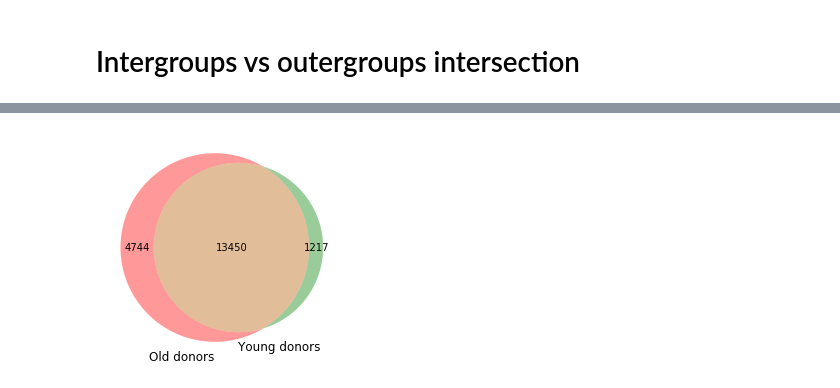
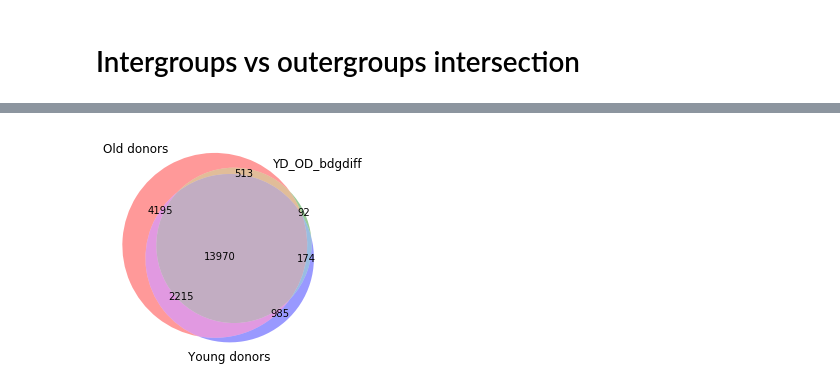
Before and after one commit to JetBrains-Research/washu, a Jupyter notebook: notebooks/k27ac_diff.ipynb, the cells around one changed output, grey strips where cells are left out. Drawn from its saved outputs; the diff is of its cells as text; code cells hidden in the pictures.

```diff
--- a/notebooks/k27ac_diff.ipynb
+++ b/notebooks/k27ac_diff.ipynb
@@ -261,5 +259,5 @@ intersection
 # %%
-metapeaks({'Young donors': YD_intersection, 'Old donors': OD_intersection})
+metapeaks({'Young donors': YD_intersection, 'Old donors': OD_intersection, 'YD_OD_bdgdiff': YD_and_OD_bdgdiff})
 plt.show()
 # %% [output]
-[figure, old version]
+[figure, new version]
```
Also changed, not shown: parts of 13 cells of this notebook.
